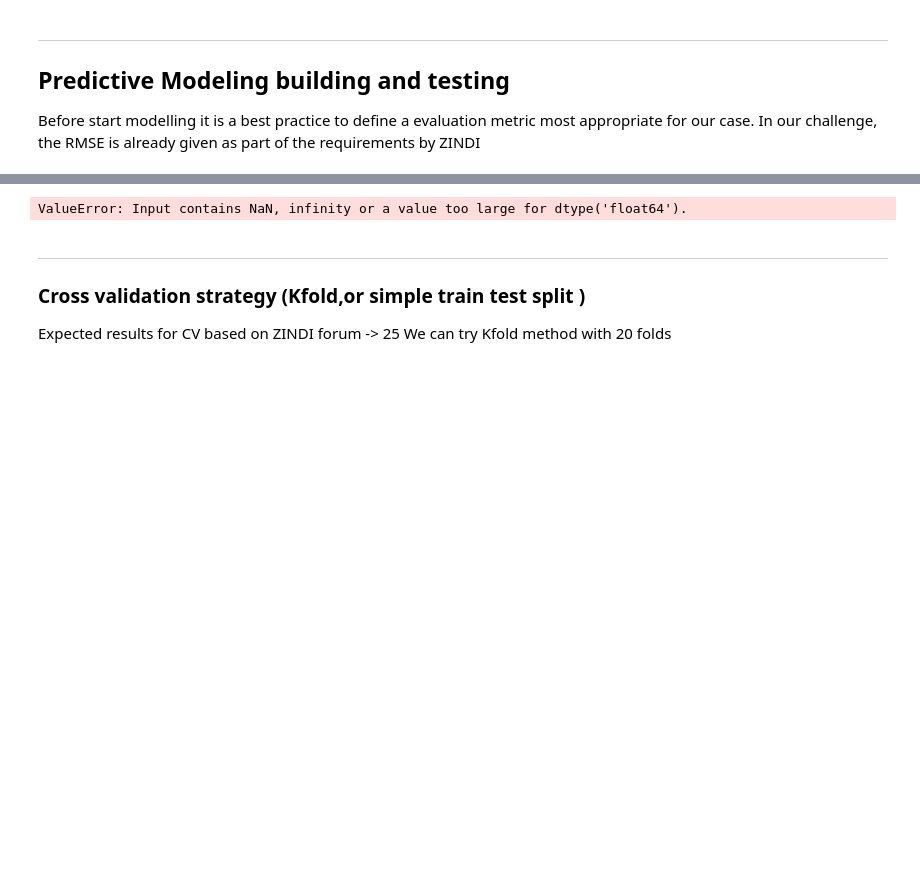
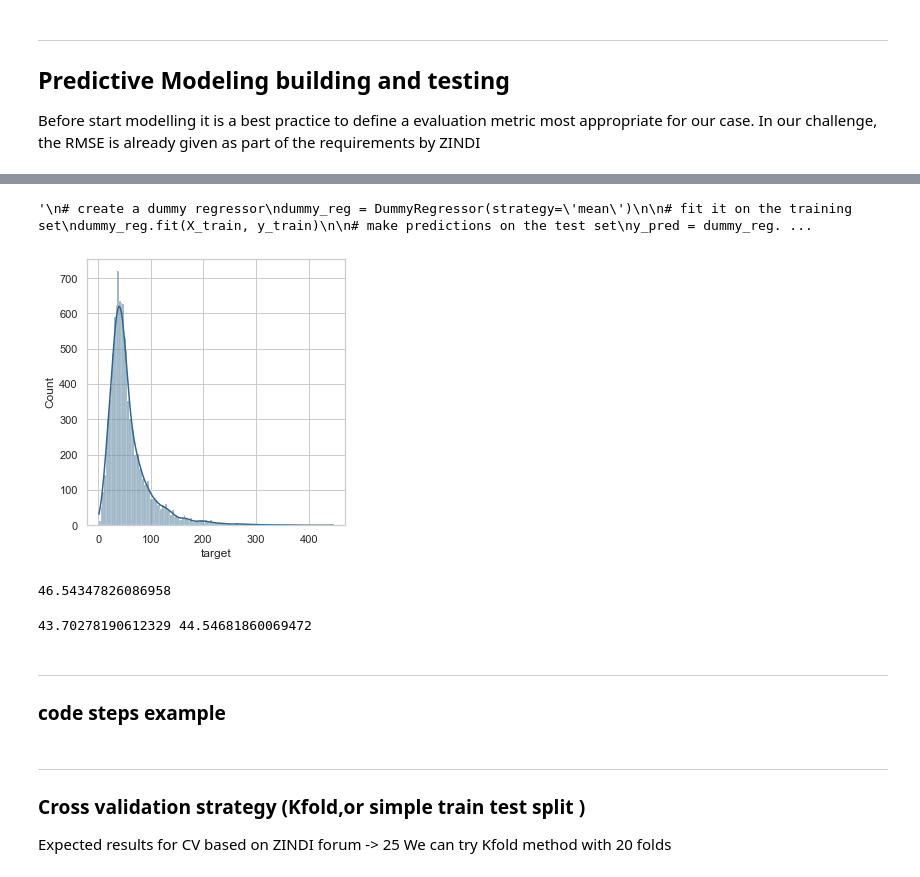
Before and after one commit to jocalbertodiaz/Air_Quality_Forecast_Project, a Jupyter notebook: Air_quality_forecast.ipynb, the cells around one changed output, grey strips where cells are left out. Drawn from its saved outputs; the diff is of its cells as text; code cells hidden in the pictures; blank space fills up the shorter version.

```diff
--- a/Air_quality_forecast.ipynb
+++ b/Air_quality_forecast.ipynb
@@ -627,4 +516,6 @@ train
 # %%
+# Optional: create a baseline
+'''
 # create a dummy regressor
 dummy_reg = DummyRegressor(strategy='mean')
 
@@ -638,5 +529,6 @@ y_pred = dummy_reg.predict(X_test)
 mse = mean_squared_error(y_test, y_pred)
 rmse = np.sqrt(mse)
 print("Dummy RMSE:", rmse)
+'''
 # %% [output]
-ValueError: Input contains NaN, infinity or a value too large for dtype('float64').
+'\n# create a dummy regressor\ndummy_reg = DummyRegressor(strategy=\'mean\')\n\n# fit it on the training set\ndummy_reg.fit(X_train, y_train)\n\n# make predictions on the test set\ny_pred = dummy_reg. ...
@@ -656,0 +535,13 @@ print("Linear Regression RMSE:", lin_rmse)
+# %%
+# Plot target variable to see its skewness
+fig,ax = plt.subplots(1,figsize=(5,5))
+sns.histplot(df_train['target'], color='#33658A', kde=True)
+fig.tight_layout(pad=3)
+# %% [output]
+[figure, added]
+# %%
+# Based on the skewed data distribution of the target variable, we will take the median value for calculating the Baseline
+y_pred = df_train['target'].median()
+print(y_pred)
+# %% [output]
+46.54347826086958
@@ -656,0 +561,7 @@ print("Linear Regression RMSE:", lin_rmse)
+# %%
+print(RMSE_train, RMSE_test)
+# %% [output]
+43.70278190612329 44.54681860069472
+# %% [markdown]
+---
+### code steps example
```
Also changed, not shown: parts of 62 cells of this notebook, 7 other files.
